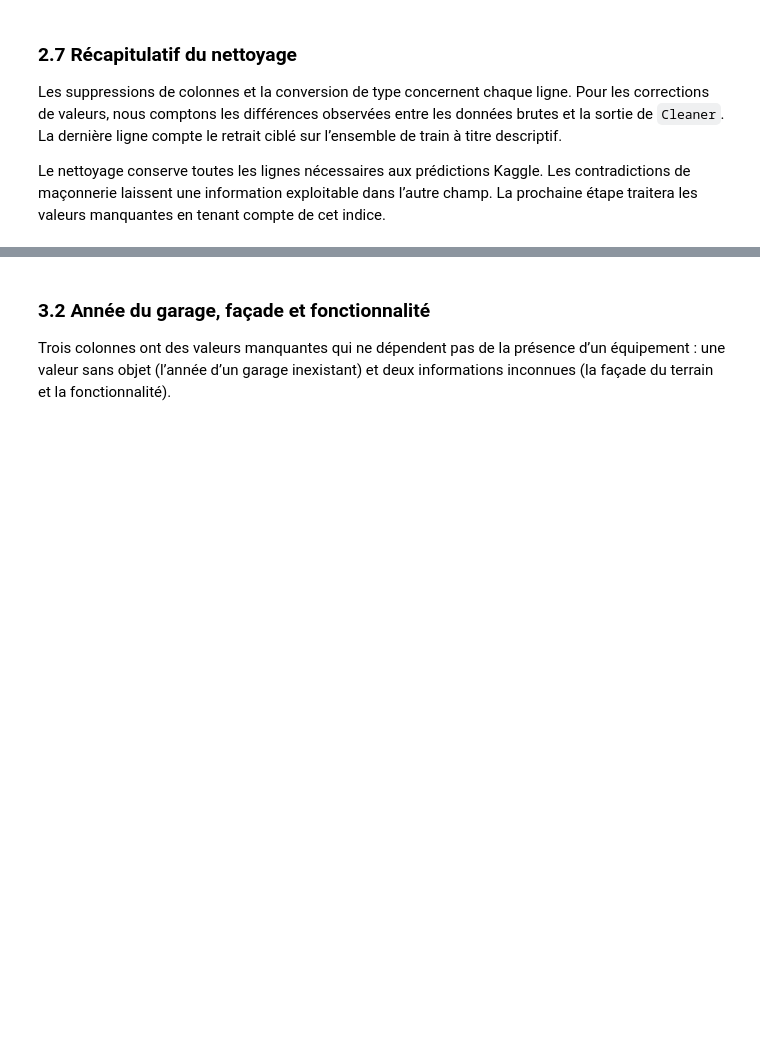
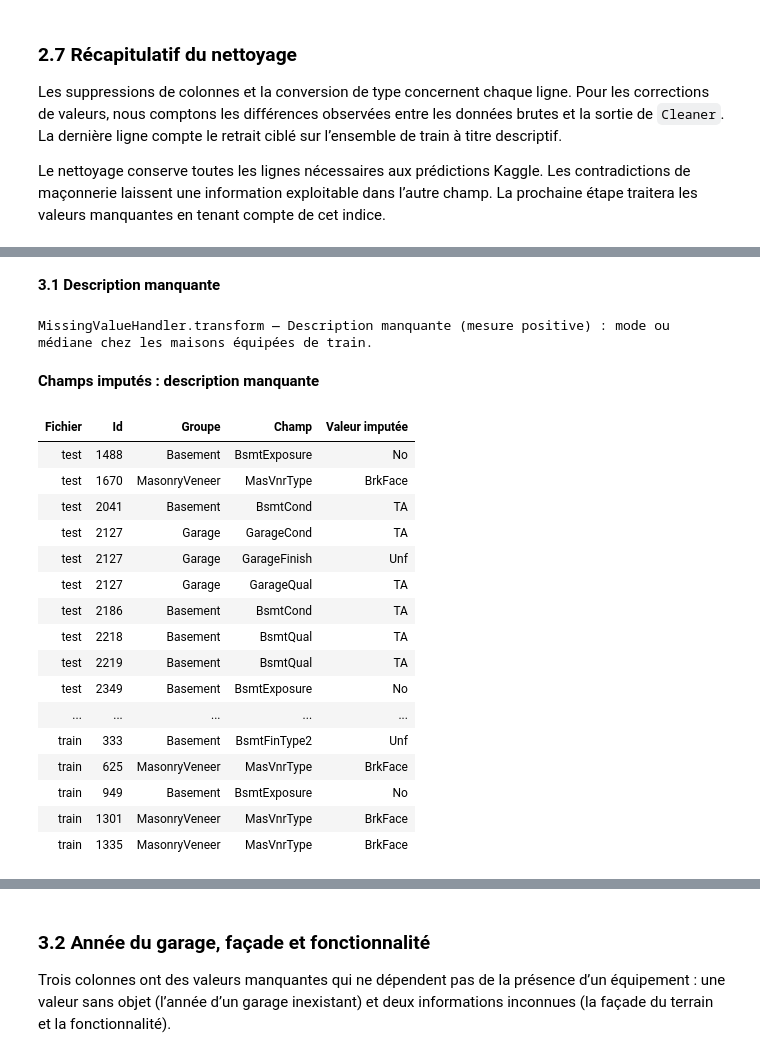
Before and after one commit to JulienDes/MAP6014---Travail-Final, a Jupyter notebook: notebooks/04_pretraitement.ipynb, the cells around one changed output, grey strips where cells are left out. Saved outputs shown, nothing was run; the diff lists cells and outputs as text; code cells hidden in the pictures; blank space fills up the shorter version.

```diff
--- a/notebooks/04_pretraitement.ipynb
+++ b/notebooks/04_pretraitement.ipynb
@@ -481,10 +680,33 @@ display(before[NO_MEASURE_ABSENCE].isna().groupby(level="Fichier").sum().T
 # %%
 # ──────────────────────────────────────────────────────────────────────
 # 3.1 Description manquante
 # ──────────────────────────────────────────────────────────────────────
 show_title("3.1 Description manquante")
+rule_doc("Description manquante", MissingValueHandler.transform)
+show_title("Champs imputés : description manquante")
 display(filled_fields[filled_fields["Cas"].eq(case_names["R2"])].drop(columns="Cas")
         .sort_values(["Fichier", "Id", "Champ"]).style.hide(axis="index"))
+# %% [output]
+**3.1 Description manquante**
+MissingValueHandler.transform — Description manquante (mesure positive) : mode ou médiane chez les maisons équipées de train.
+**Champs imputés : description manquante**
+| Fichier | Id | Groupe | Champ | Valeur imputée |
+| test | 1488 | Basement | BsmtExposure | No |
+| test | 1670 | MasonryVeneer | MasVnrType | BrkFace |
+| test | 2041 | Basement | BsmtCond | TA |
+| test | 2127 | Garage | GarageCond | TA |
+| test | 2127 | Garage | GarageFinish | Unf |
+| test | 2127 | Garage | GarageQual | TA |
+| test | 2186 | Basement | BsmtCond | TA |
+| test | 2218 | Basement | BsmtQual | TA |
+| test | 2219 | Basement | BsmtQual | TA |
+| test | 2349 | Basement | BsmtExposure | No |
+| ... | ... | ... | ... | ... |
+| train | 333 | Basement | BsmtFinType2 | Unf |
+| train | 625 | MasonryVeneer | MasVnrType | BrkFace |
+| train | 949 | Basement | BsmtExposure | No |
+| train | 1301 | MasonryVeneer | MasVnrType | BrkFace |
+| train | 1335 | MasonryVeneer | MasVnrType | BrkFace |
 # %% [markdown]
 #### Cas 3 · Mesure manquante
 
```
Also changed, not shown: parts of 107 cells of this notebook, 8 other files.
